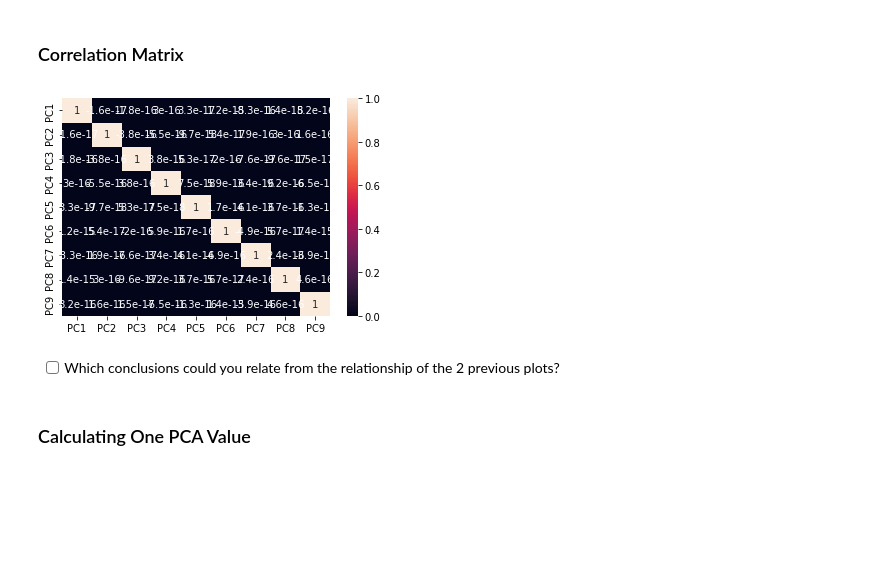
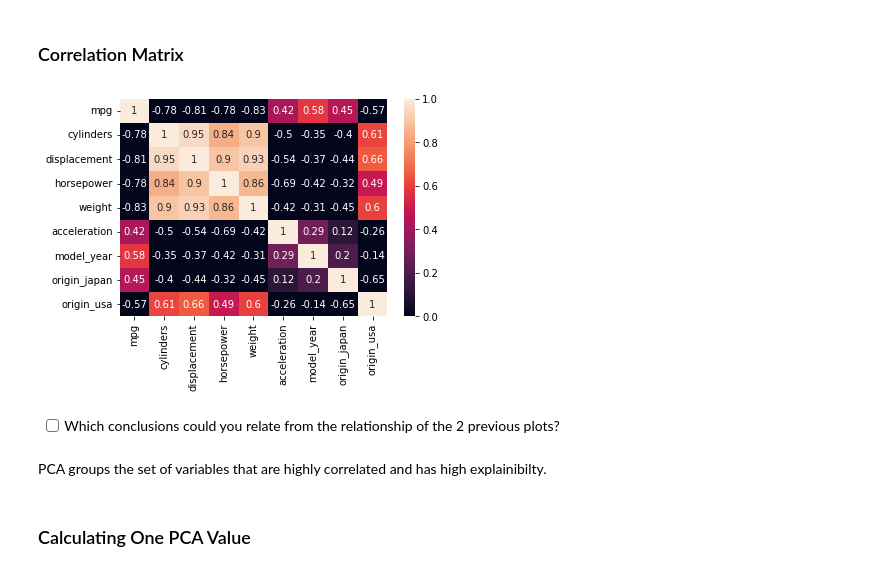
Before and after one commit to AryaCodesAI/Data-Analysis-Using-Machine-Learning-and-Python, a Jupyter notebook: 06_Principal Component Analysis & Dimensionality Reduction/06C_dimensionality-reduction-pca_practice_blank.ipynb, the cells around one changed output. Drawn from its saved outputs; the diff is of its cells as text; code cells hidden in the pictures; blank space fills up the shorter version.

```diff
--- a/06_Principal Component Analysis & Dimensionality Reduction/06C_dimensionality-reduction-pca_practice_blank.ipynb
+++ b/06_Principal Component Analysis & Dimensionality Reduction/06C_dimensionality-reduction-pca_practice_blank.ipynb
@@ -65,4 +77,5 @@ scaler.fit(df_mpg)
 # %% [output]
 StandardScaler()
 # %%
-df_scaled = scaler.transform(df_mpg)
+X_scaled = scaler.transform(df_mpg)
+X_scaled
@@ -68,0 +96,7 @@ df_scaled = scaler.transform(df_mpg)
+# %%
+#if we don't convert into dataframe it gives error in future
+#we take the rows for indexing and columns as columns of data frame
+import pandas as pd
+
+df_scaled = pd.DataFrame(X_scaled, index=df_mpg.index, columns=df_mpg.columns)
+df_scaled
@@ -153,7 +202,8 @@ How has the data been manipulated so far?
 3. Principal Components Data `dfpca` (now)
 # %%
 from sklearn.decomposition import PCA
-dfpca = PCA()
-dfpca.fit(df_scaled)
+
+pca = PCA()
+pca.fit(df_scaled)
 # %% [output]
 PCA()
@@ -262,12 +314,14 @@ df_weights.style.background_gradient(cmap='YlOrRd')
 # %% [markdown]
 ### Correlation Matrix
 # %%
-df_corr = df_pca.corr()
+df_corr = df_scaled.corr()
 sns.heatmap(df_corr, annot=True, vmin=0, vmax=1);
 # %% [output]
-[figure, old version]
+[figure, new version]
 # %% [markdown]
 - [ ] Which conclusions could you relate from the relationship of the 2 previous plots?
+# %% [markdown]
+PCA groups the set of variables that are highly correlated and has high explainibilty.
 # %% [markdown]
 ### Calculating One PCA Value
 # %% [markdown]
```
Also changed, not shown: parts of 25 cells of this notebook.
